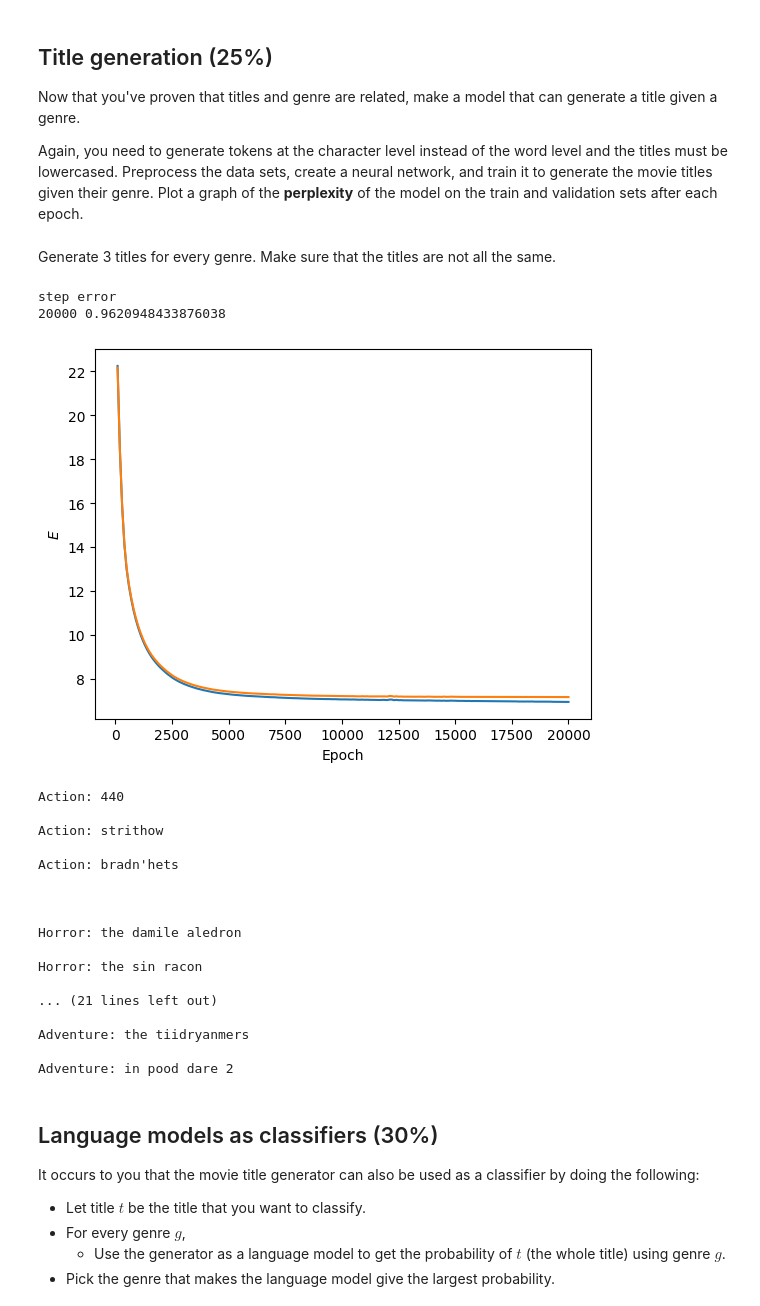
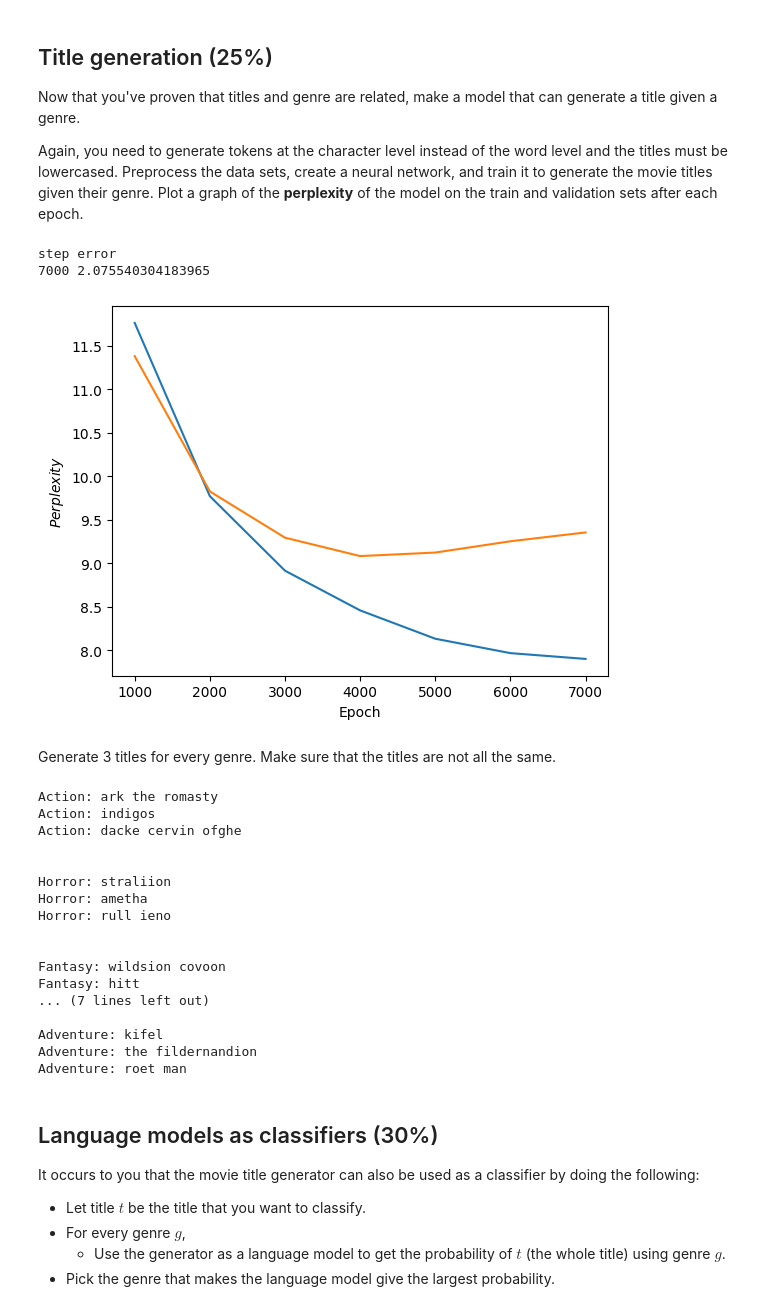
Before and after one commit to GabrielFreeze/llt3511, a Jupyter notebook: movie_titles.ipynb, the cells around one changed output. Cells and saved outputs as stored; diff of their text form; code cells hidden in the pictures.

```diff
--- a/movie_titles.ipynb
+++ b/movie_titles.ipynb
@@ -281,7 +279,7 @@ for step in range(1, 10_000):
     optimiser.zero_grad()
     output = model(indexed_train_x, train_lens_x)
     error = torch.nn.functional.cross_entropy(
-        output, encoded_train_y)  # Why does encoded work here
+        output, indexed_train_y.squeeze(1))
     error.backward()
     optimiser.step()
 
@@ -441,6 +468,3 @@ indexed_val_y = torch.tensor(
-# %% [markdown]
-Generate 3 titles for every genre.
-Make sure that the titles are not all the same.
 # %%
 class Model(torch.nn.Module):
 
@@ -482,7 +506,8 @@ class Model(torch.nn.Module):
 
         return self.output_layer(interm_states)
 # %%
-model = Model(train_genres.shape[1], len(vocab), embedding_size=32, hidden_size=16)
+model = Model(train_genres.shape[1], len(vocab),
+              embedding_size=8, hidden_size=16)
 model.to(device)
 
 optimiser = torch.optim.AdamW(model.parameters())
@@ -495,82 +520,84 @@ time_steps = indexed_train_x.shape[1]
 mask = torch.zeros((batch_size, time_steps), dtype=torch.bool, device=device)
 for i in range(batch_size):
     for j in range(time_steps):
-        if j >= title_lens[i]:
+        if j >= train_title_lens[i]:
             mask[i, j] = 1
 
 perplexity = []
 
-
-for step in range(1, 20_000+1):
+for step in range(1, 7_000+1):
     optimiser.zero_grad()
     output = model(train_genres, indexed_train_x)
     errors = torch.nn.functional.cross_entropy(
         output.transpose(1, 2), indexed_train_y, reduction='none')
     errors = torch.masked_fill(errors, mask, 0.0)
-    error = errors.sum()/title_lens.sum()
+    error = errors.sum()/train_title_lens.sum()
     error.backward()
     optimiser.step()
 
-    #Calculate Perplexity
+    # Calculate Perplexity
 
-    if step%100 == 0:
+    if step % 1000 == 0:
         with torch.no_grad():
 
-            #Train
+            # Train
             outputs = torch.log_softmax(output, dim=2)
             total_word_log_prob = 0.0
             num_words = 0
 
-            for (sent, title_len, log_probs, y) in zip(titles, title_lens, outputs, indexed_train_y):
-                word_log_probs = log_probs[torch.arange(title_len), y[:title_len]]
+            for (sent, title_len, log_probs, y) in zip(titles, train_title_lens, outputs, indexed_train_y):
+                word_log_probs = log_probs[torch.arange(
+                    title_len), y[:title_len]]
                 total_word_log_prob += word_log_probs.sum().tolist()
                 num_words += title_len.tolist()
 
             pplx_train = np.exp(-1/num_words*total_word_log_prob)
 
-            #Test
-            outputs = torch.log_softmax(model(val_genres,indexed_val_x), dim=2)
+            # Val
+            outputs = torch.log_softmax(
+                model(val_genres, indexed_val_x), dim=2)
             total_word_log_prob = 0.0
             num_words = 0
 
-            for (sent, title_len, log_probs, y) in zip(titles, title_lens, outputs, indexed_train_y):
-                word_log_probs = log_probs[torch.arange(title_len), y[:title_len]]
+            for (sent, title_len, log_probs, y) in zip(titles, val_title_lens, outputs, indexed_val_y):
+                word_log_probs = log_probs[torch.arange(
+                    title_len), y[:title_len]]
                 total_word_log_prob += word_log_probs.sum().tolist()
                 num_words += title_len.tolist()
 
             pplx_val = np.exp(-1/num_words*total_word_log_prob)
 
-
-            perplexity.append((step,pplx_train,pplx_val))
+            perplexity.append((step, pplx_train, pplx_val))
 
     print(step, end='\r')
 
     if step % 2_000 == 0:
-        print(step, error, end='\r')
+        print(step, error.tolist(), end='\r')
 print()
 # %% [output]
 step error
-20000 0.9620948433876038
+7000 2.075540304183965
 # %%
 import seaborn as sns
 
 
 history = pd.DataFrame(
     perplexity, columns=['Epoch', 'Train Perplexity', 'Validation Perplexity'])
 
 
 (fig, ax) = plt.subplots(1, 1)
-ax.set_xlabel('step')
-ax.set_ylabel('$Perplexity$')
 sns.lineplot(data=history, x='Epoch', y='Train Perplexity',ax=ax)
 sns.lineplot(data=history, x='Epoch', y='Validation Perplexity' ,ax=ax)
 
 ax.set_xlabel('Epoch')
-ax.set_ylabel('$E$')
+ax.set_ylabel('$Perplexity$')
 
 plt.show()
 # %% [output]
-[figure, old version]
+[figure, new version]
+# %% [markdown]
+Generate 3 titles for every genre.
+Make sure that the titles are not all the same.
 # %%
 name_genre = [('Action',   [0,0,0,0,0]),('Action',   [0,0,0,0,0]),('Action',   [0,0,0,0,0]),
               ('Horror',   [0,0,0,0,1]),('Horror',   [0,0,0,0,1]),('Horror',   [0,0,0,0,1]),
@@ -597,6 +624,7 @@ with torch.no_grad():
 
             word_probs = outputs[0, -1, :].cpu().numpy()
             next_word_index = random.choices(range(len(vocab)), word_probs)[0]
+#             next_word_index = np.argmax(word_probs)
 
             #Stop when <EDGE> token is encountered
             if next_word_index == vocab.index('<EDGE>'):
@@ -607,25 +635,24 @@ with torch.no_grad():
 
         sent = [vocab[index] for index in prefix_indexes[1:]]
         print(f"{name}: {''.join(sent)}")
-        print()
 # %% [output]
-Action: 440
-
-Action: strithow
-
-Action: bradn'hets
+Action: ark the romasty
+Action: indigos
+Action: dacke cervin ofghe
 
 
+Horror: straliion
+Horror: ametha
+Horror: rull ieno
 
-Horror: the damile aledron
 
-Horror: the sin racon
+Fantasy: wildsion covoon
+Fantasy: hitt
+... (7 lines left out)
 
-... (21 lines left out)
-
-Adventure: the tiidryanmers
-
-Adventure: in pood dare 2
+Adventure: kifel
+Adventure: the fildernandion
+Adventure: roet man
 # %% [markdown]
 ## Language models as classifiers (30%)
 
```
Also changed, not shown: parts of 11 cells of this notebook, 4 other files.
